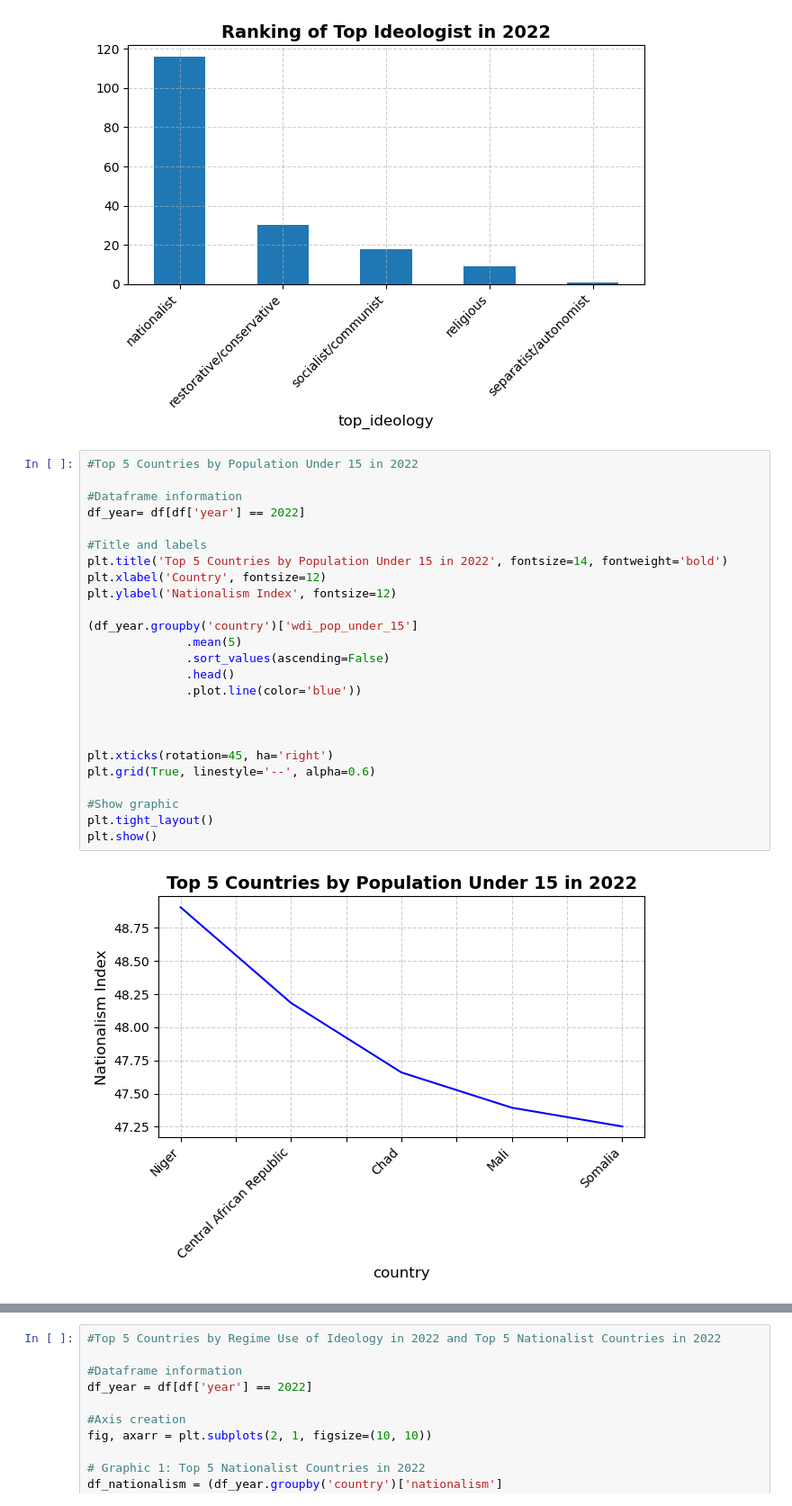
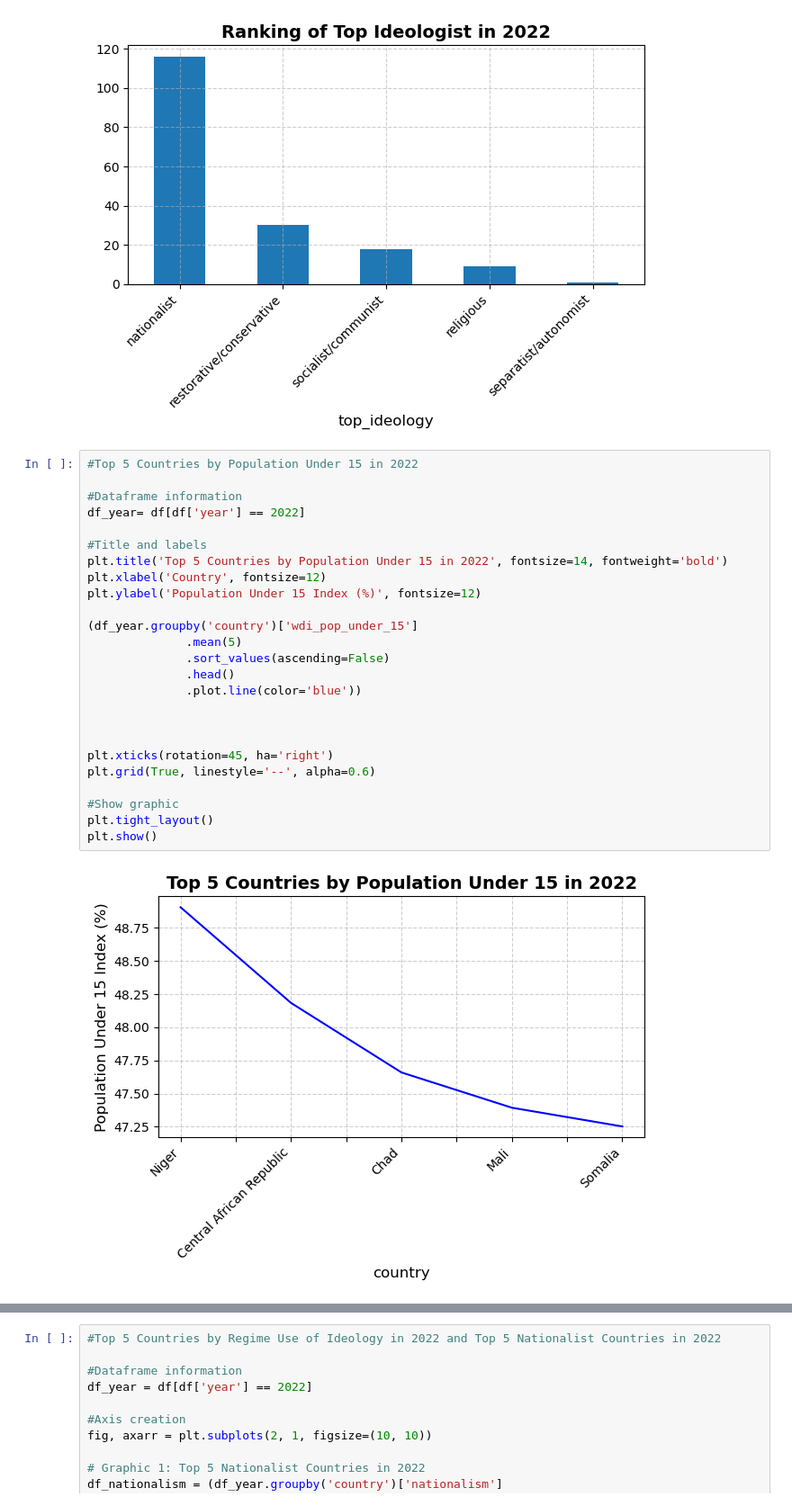
Before and after one commit to 17andreafranco/NationalismCorruptionData, a Jupyter notebook: NatCorrupt_VE.ipynb, the cells around one changed output, grey strips where cells are left out. Shown at 90% size. Drawn from its saved outputs; the diff is of its cells as text.

```diff
--- a/NatCorrupt_VE.ipynb
+++ b/NatCorrupt_VE.ipynb
@@ -70,28 +96,28 @@ plt.show()
 # %%
 #Top 5 Countries by Population Under 15 in 2022
 
 #Dataframe information
 df_year= df[df['year'] == 2022]
 
 #Title and labels
 plt.title('Top 5 Countries by Population Under 15 in 2022', fontsize=14, fontweight='bold')
 plt.xlabel('Country', fontsize=12)
-plt.ylabel('Nationalism Index', fontsize=12)
+plt.ylabel('Population Under 15 Index (%)', fontsize=12)
 
 (df_year.groupby('country')['wdi_pop_under_15']
               .mean(5)
               .sort_values(ascending=False)
               .head()
               .plot.line(color='blue'))
 
 
 
 plt.xticks(rotation=45, ha='right')
 plt.grid(True, linestyle='--', alpha=0.6)
 
 #Show graphic
 plt.tight_layout()
 plt.show()
 # %% [output]
-[figure, old version]
+[figure, new version]
 # %%
```
Also changed, not shown: parts of 5 cells of this notebook, 5 other files.
